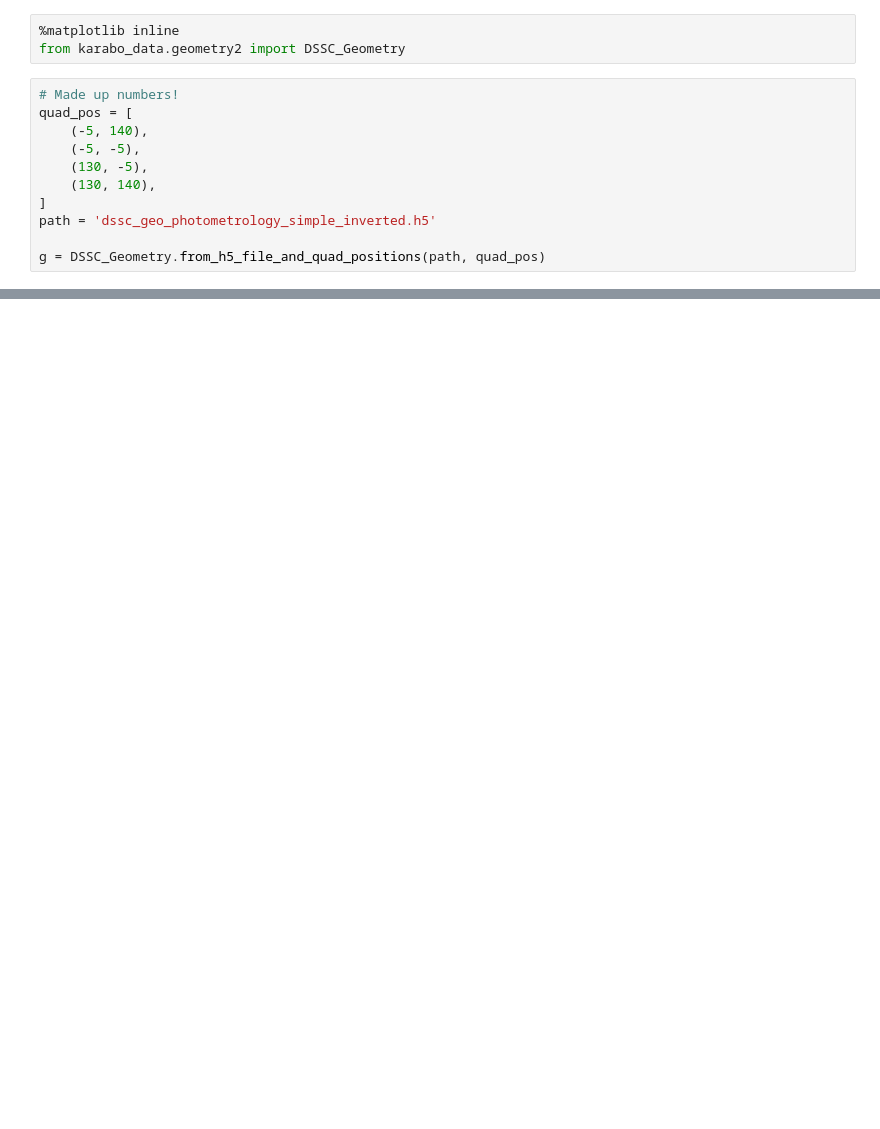
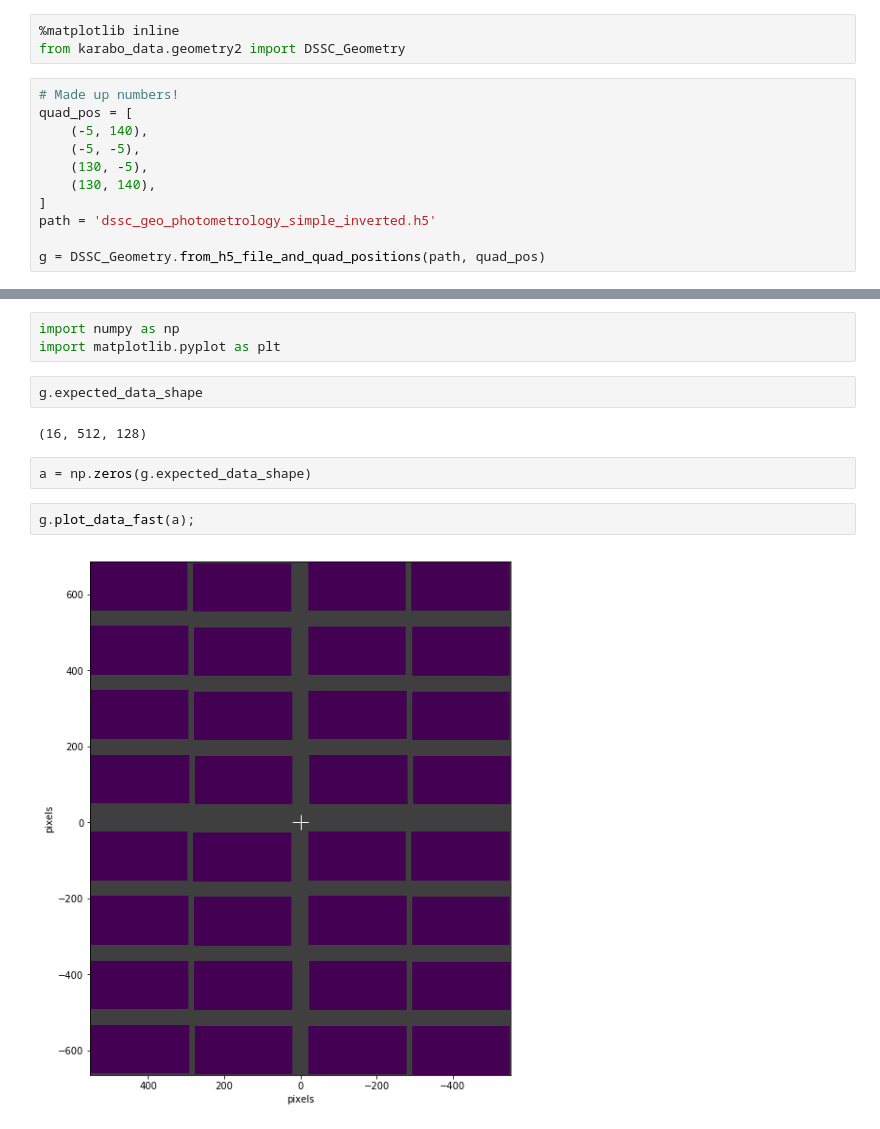
Before and after one commit to European-XFEL/karabo_data, a Jupyter notebook: docs/dssc_geometry.ipynb, the cells around one changed output, grey strips where cells are left out. Saved outputs shown, nothing was run; the diff lists cells and outputs as text; blank space fills up the shorter version.

```diff
--- a/docs/dssc_geometry.ipynb
+++ b/docs/dssc_geometry.ipynb
@@ -19,0 +20,13 @@ g.inspect()
+# %%
+import numpy as np
+import matplotlib.pyplot as plt
+# %%
+g.expected_data_shape
+# %% [output]
+(16, 512, 128)
+# %%
+a = np.zeros(g.expected_data_shape)
+# %%
+g.plot_data_fast(a);
+# %% [output]
+[figure, added]
```
Also changed, not shown: parts of 1 cell of this notebook, 1 other file.
